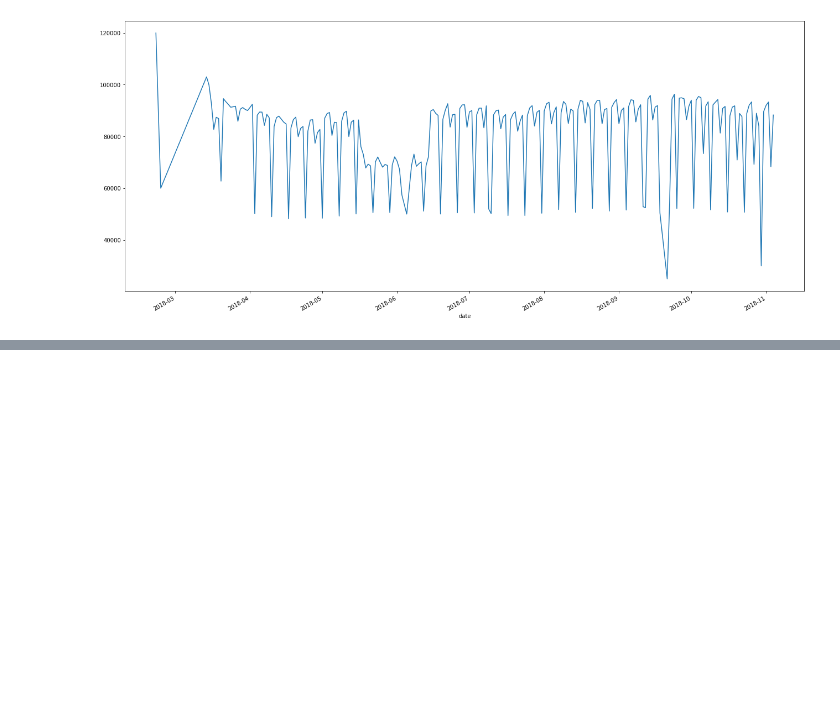
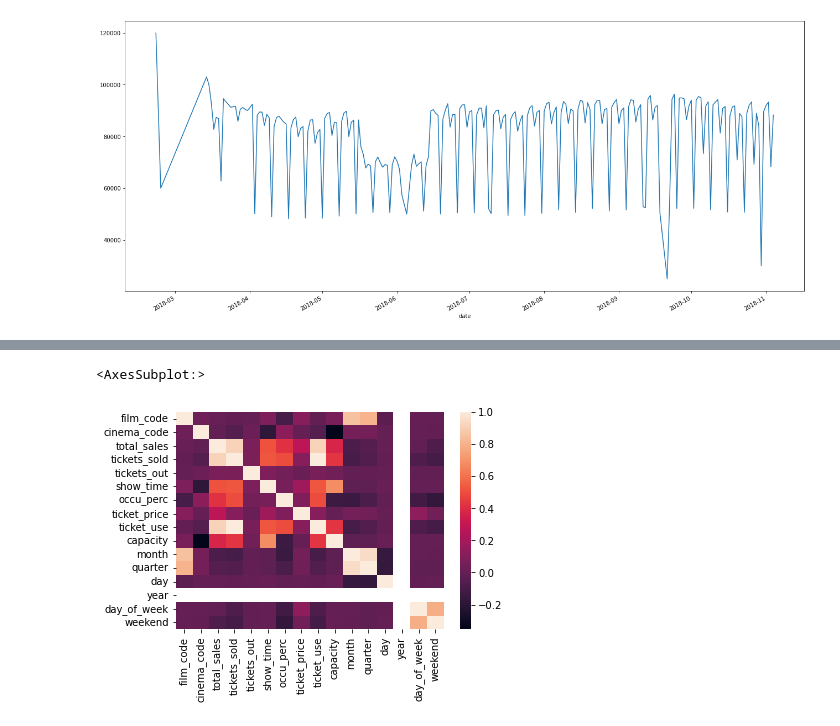
Before and after one commit to marcosandre3392/analise-de-series-temporais, a Jupyter notebook: series_temporais_projeto_1.ipynb, the cells around one changed output, grey strips where cells are left out. Cells and saved outputs as stored; diff of their text form; code cells hidden in the pictures; blank space fills up the shorter version.

```diff
--- a/series_temporais_projeto_1.ipynb
+++ b/series_temporais_projeto_1.ipynb
@@ -126,0 +174,5 @@ data_of_prices.groupby('date')['ticket_price'].mean().plot()
+# %%
+sns.heatmap(data_for_creation_series.corr())
+# %% [output]
+<AxesSubplot:>
+[figure, added]
```
Also changed, not shown: parts of 16 cells of this notebook.
